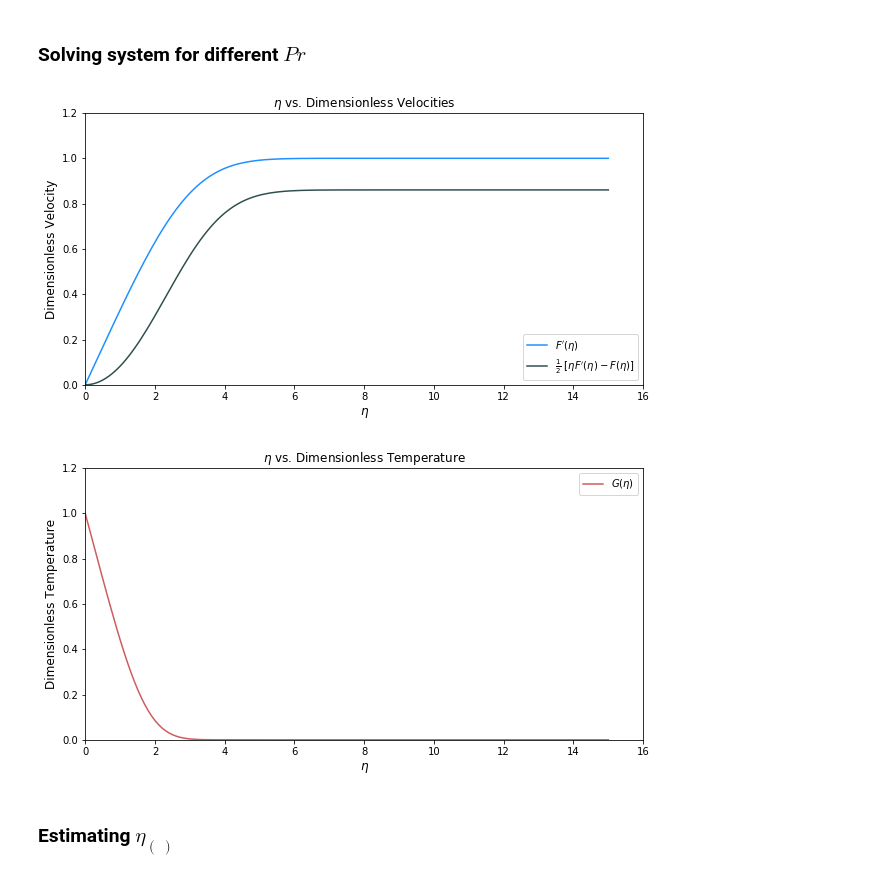
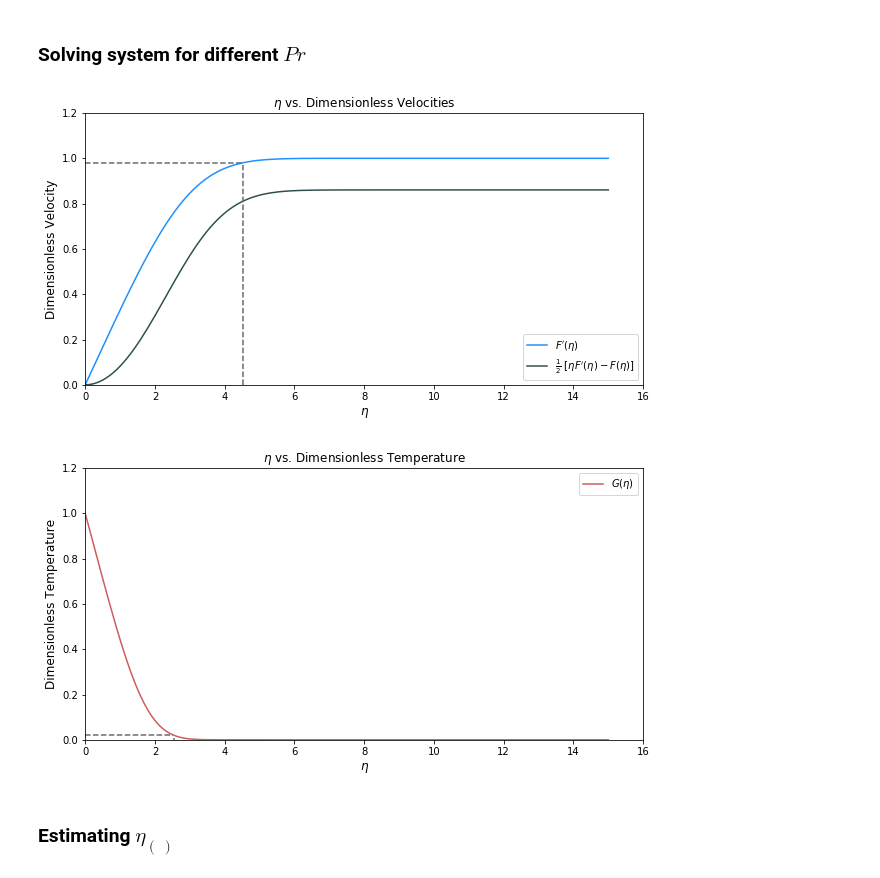
Before and after one commit to AparaV/appm-4650-project, a Jupyter notebook: code/plate.ipynb, the cells around one changed output. Drawn from its saved outputs; the diff is of its cells as text; code cells hidden in the pictures.

```diff
--- a/code/plate.ipynb
+++ b/code/plate.ipynb
@@ -191,29 +194,55 @@ for idx, w in enumerate(W):
     v.append(v_curr)
     G.append(w[3][0])
 # %%
+X_vert = []
+Y_vert = []
+for i in np.arange(0, 0.98, 0.01):
+    Y_vert.append(i)
+    X_vert.append(eta_m)
+X_hor = []
+Y_hor = []
+for i in np.arange(0, eta_m, 0.01):
+    X_hor.append(i)
+    Y_hor.append(0.98)
+
 plt.figure(figsize=(10,5))
 plt.title(r"$\eta$ vs. Dimensionless Velocities", fontsize=12)
 plt.xlabel(r"$\eta$", fontsize=12)
 plt.ylabel("Dimensionless Velocity", fontsize=12)
 plt.xlim(0, 16)
 plt.ylim(0, 1.2)
 plt.plot(eta, u, color='dodgerblue', label=r"$F^{\prime}(\eta)$")
 plt.plot(eta, v, color='darkslategrey', label=r"$\frac{1}{2}\ [ \eta F^{\prime}(\eta) - F(\eta)]$")
+plt.plot(X_vert, Y_vert, linestyle="dashed", color="dimgray", label="")
+plt.plot(X_hor, Y_hor, linestyle="dashed", color="dimgray", label="")
 plt.legend(loc='lower right')
 plt.show()
+
+X_vert = []
+Y_vert = []
+for i in np.arange(0, 0.02, 0.01):
+    Y_vert.append(i)
+    X_vert.append(eta_t)
+X_hor = []
+Y_hor = []
+for i in np.arange(0, eta_t, 0.01):
+    X_hor.append(i)
+    Y_hor.append(0.02)
 
 plt.figure(figsize=(10,5))
 plt.title(r"$\eta$ vs. Dimensionless Temperature", fontsize=12)
 plt.xlabel(r"$\eta$", fontsize=12)
 plt.ylabel("Dimensionless Temperature", fontsize=12)
 plt.xlim(0, 16)
 plt.ylim(0, 1.2)
 plt.plot(eta, G, color='indianred', label=r'$G(\eta)$')
+plt.plot(X_vert, Y_vert, linestyle="dashed", color="dimgray", label="")
+plt.plot(X_hor, Y_hor, linestyle="dashed", color="dimgray", label="")
 plt.legend()
 plt.show()
 # %% [output]
-[figure, old version]
+[figure, new version]
-[figure, old version]
+[figure, new version]
 # %% [markdown]
 ### Estimating $\eta_{(\ )}$
 # %%
```
Also changed, not shown: parts of 9 cells of this notebook, 1 other file.
